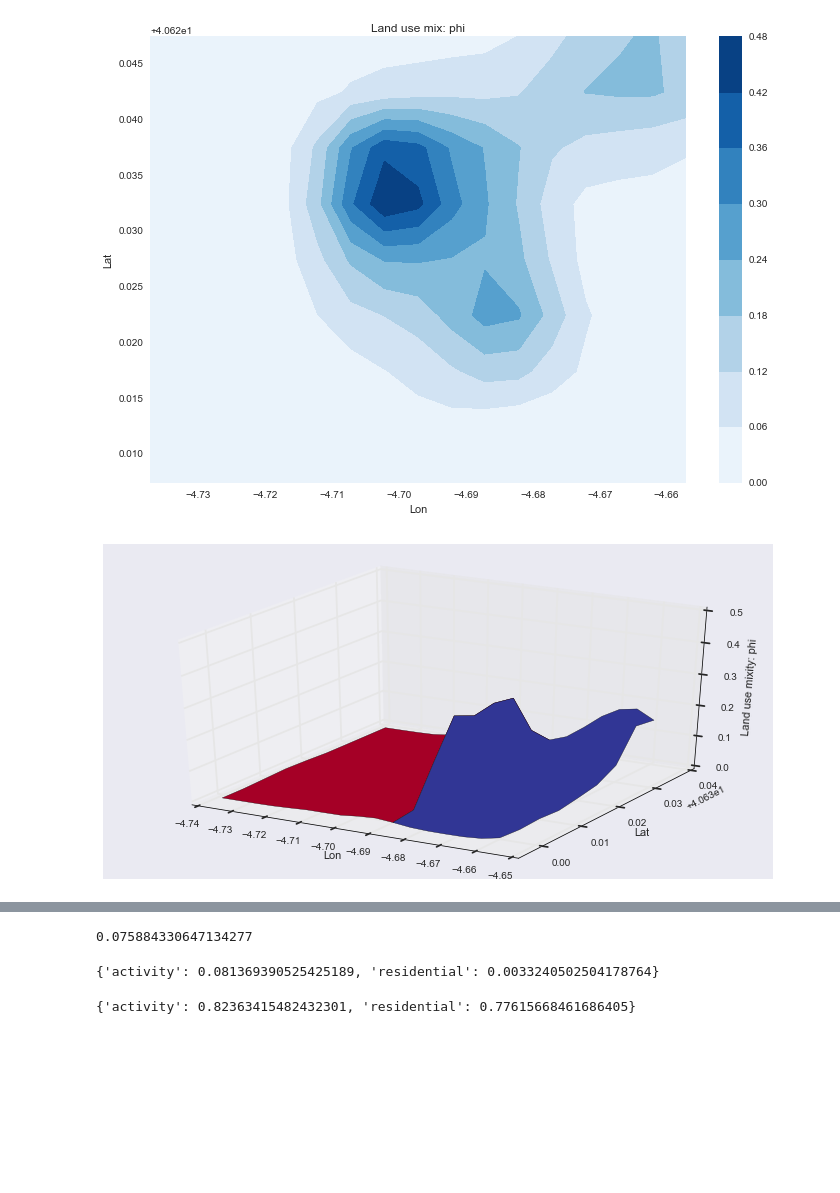
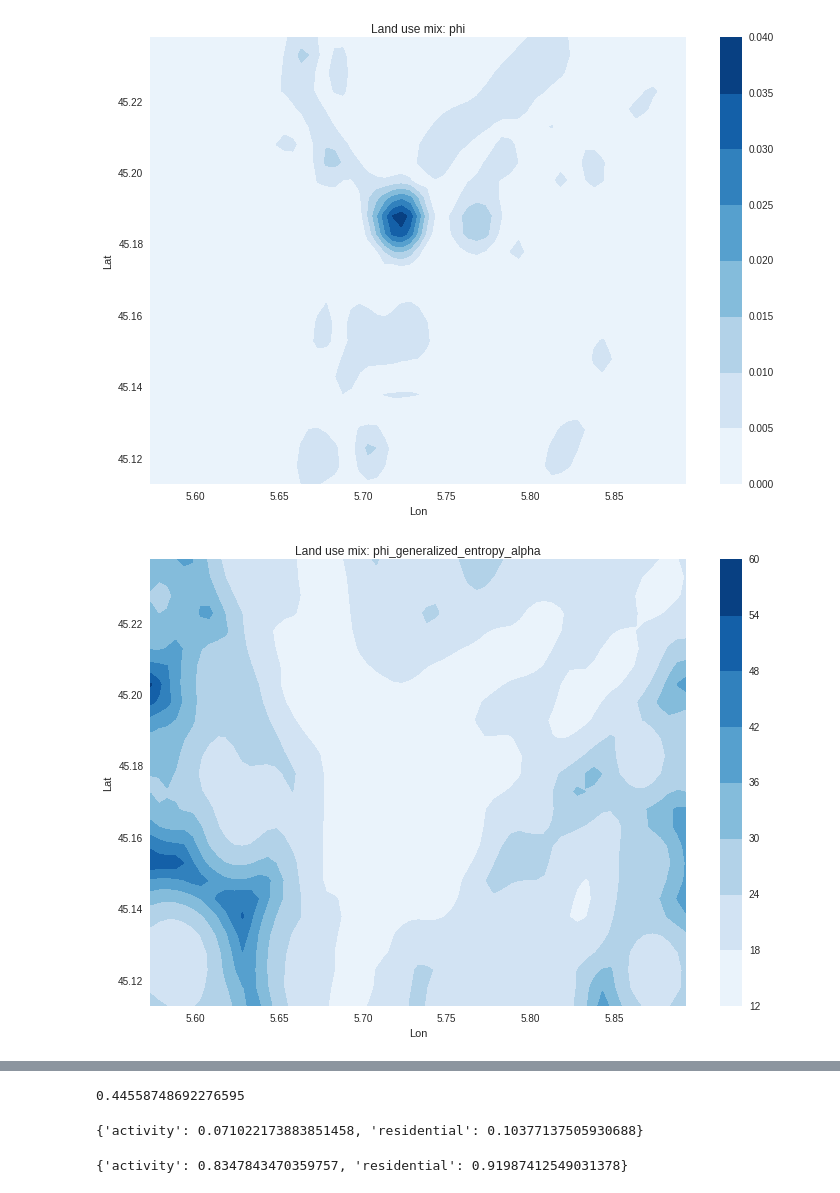
Before and after one commit to martibosch/landusemix, a Jupyter notebook: urban_analysis/notebooks/analysis_example.ipynb, the cells around one changed output, grey strips where cells are left out. Cells and saved outputs as stored; diff of their text form; code cells hidden in the pictures; blank space fills up the shorter version.

```diff
--- a/urban_analysis/notebooks/analysis_example.ipynb
+++ b/urban_analysis/notebooks/analysis_example.ipynb
@@ -15,8 +15,7 @@ if module_path not in sys.path:
 
 from analysis import Analysis
 # %%
-#city_ref = 'grenoble_france'
-city_ref = 'avila_spain'
+city_ref = 'grenoble_france'  #'avila_spain'
 # %%
 # Instance of analysis for particular city
 city = Analysis(city_ref, pois_shp_path = "cities/"+city_ref+"/full_uses.shp", grid_step=.005)
@@ -56,14 +57,14 @@ The data has been stored locally with success
 # %%
 ###
 import lu_mix
 lu_mix_metrics = lu_mix.get_phi_metrics()
 lu_mix.normalisation_max = False # True
 
 for i in lu_mix_metrics: # Plot all metrics
     city._f_lu_mix_grid = None
     city._phi_metric = i
     plots.plot_contour(xx,yy,city.f_lu_mix_grid,"Land use mix: "+i)
-    plots.plot_(xx,yy,city.f_lu_mix_grid,'Land use mixity: '+i, figsize)
+    #plots.plot_(xx,yy,city.f_lu_mix_grid,'Land use mixity: '+i, figsize)
 # %% [output]
-[figure, old version]
+[figure, new version]
-[figure, old version]
+[figure, new version]
@@ -82,15 +76,15 @@ for i in lu_mix_metrics: # Plot all metrics
 # %%
 city.lu_mix
 # %% [output]
-0.075884330647134277
+0.44558748692276595
 # %%
 city.moran
 # %% [output]
-{'activity': 0.081369390525425189, 'residential': 0.0033240502504178764}
+{'activity': 0.071022173883851458, 'residential': 0.10377137505930688}
 # %%
 city.relative_entropy
 # %% [output]
-{'activity': 0.82363415482432301, 'residential': 0.77615668461686405}
+{'activity': 0.8347843470359757, 'residential': 0.91987412549031378}
 # %%
 # Possibility: Set different grid step
 #city.grid_step = ...
```
Also changed, not shown: parts of 8 cells of this notebook, 3 other files.
